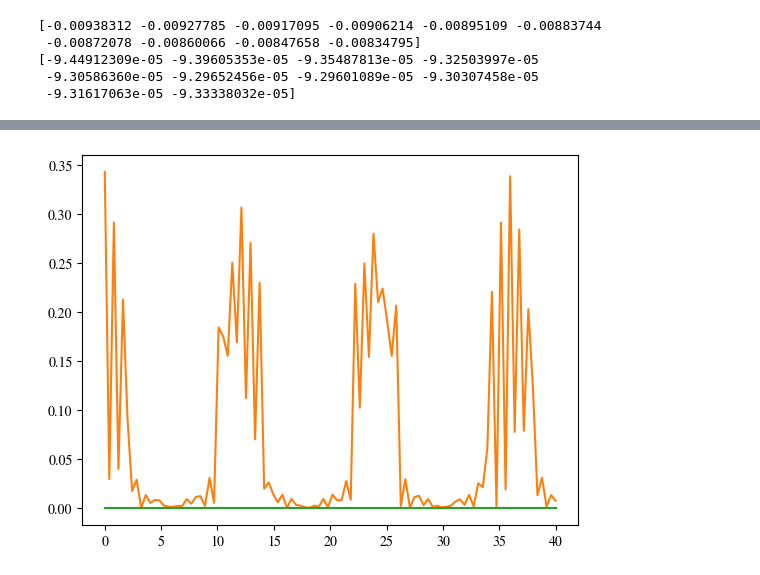
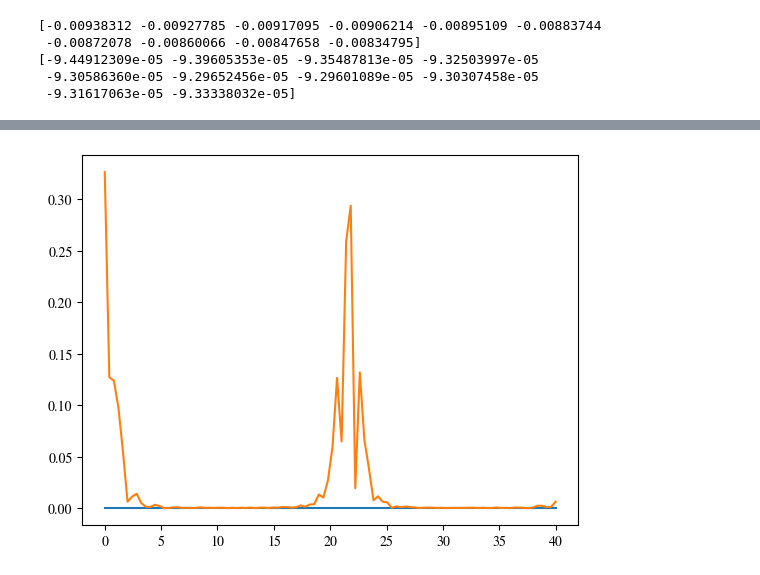
Before and after one commit to DominicJThompson/optGME, a Jupyter notebook: tests_old/Qshift.ipynb, the cells around one changed output, grey strips where cells are left out. Saved outputs shown, nothing was run; the diff lists cells and outputs as text; code cells hidden in the pictures.

```diff
--- a/tests_old/Qshift.ipynb
+++ b/tests_old/Qshift.ipynb
@@ -261,7 +261,7 @@ def get_xyfield(gme,k,n,xys,z,field='E',components='xyz'):
 
     return(fis)
 # %%
-phc_original = L3(Nx=20,Ny=15,ra=.3,eps_b=3.4638**2,dslab=150/266)
-gme_original = legume.GuidedModeExp(phc_original,3.01)
-gme_original.run(gmode_inds=[0],numeig=20*15+1,compute_im=True,verbose=False,kpoints=npa.array([[0],[0]]))
+phc_original = L3(Nx=15,Ny=13,ra=.3,eps_b=3.4638**2,dslab=150/266)
+gme_original = legume.GuidedModeExp(phc_original,2.01)
+gme_original.run(gmode_inds=[0],numeig=15*13+1,compute_im=True,verbose=False,kpoints=npa.array([[0],[0]]))
 # %%
@@ -383,7 +397,7 @@ ex = []
 ey = []
 ez = []
 for z in zs:
-    fields,_,_ = gme_original.get_field_xy('E',0,120,phc_original.layers[0].d/2,xgrid=[z],ygrid=[0],component='xyz')
+    fields,_,_ = gme_original.get_field_xy('E',0,35*25,phc_original.layers[0].d/2,xgrid=[0],ygrid=[z],component='xyz')
 
     ex.append(fields['x'])
     ey.append(fields['y'])
@@ -391,10 +405,10 @@ for z in zs:
 # %%
 ex = np.array(ex).reshape(zs.shape)
 ey = np.array(ey).reshape(zs.shape)
 ez = np.array(ez).reshape(zs.shape)
 plt.plot(zs,np.abs(ex))
 plt.plot(zs,np.abs(ey))
-plt.plot(zs,np.abs(ez))
+
 plt.show()
 # %% [output]
-[figure, old version]
+[figure, new version]
```
Also changed, not shown: parts of 15 cells of this notebook, 2 other files.
